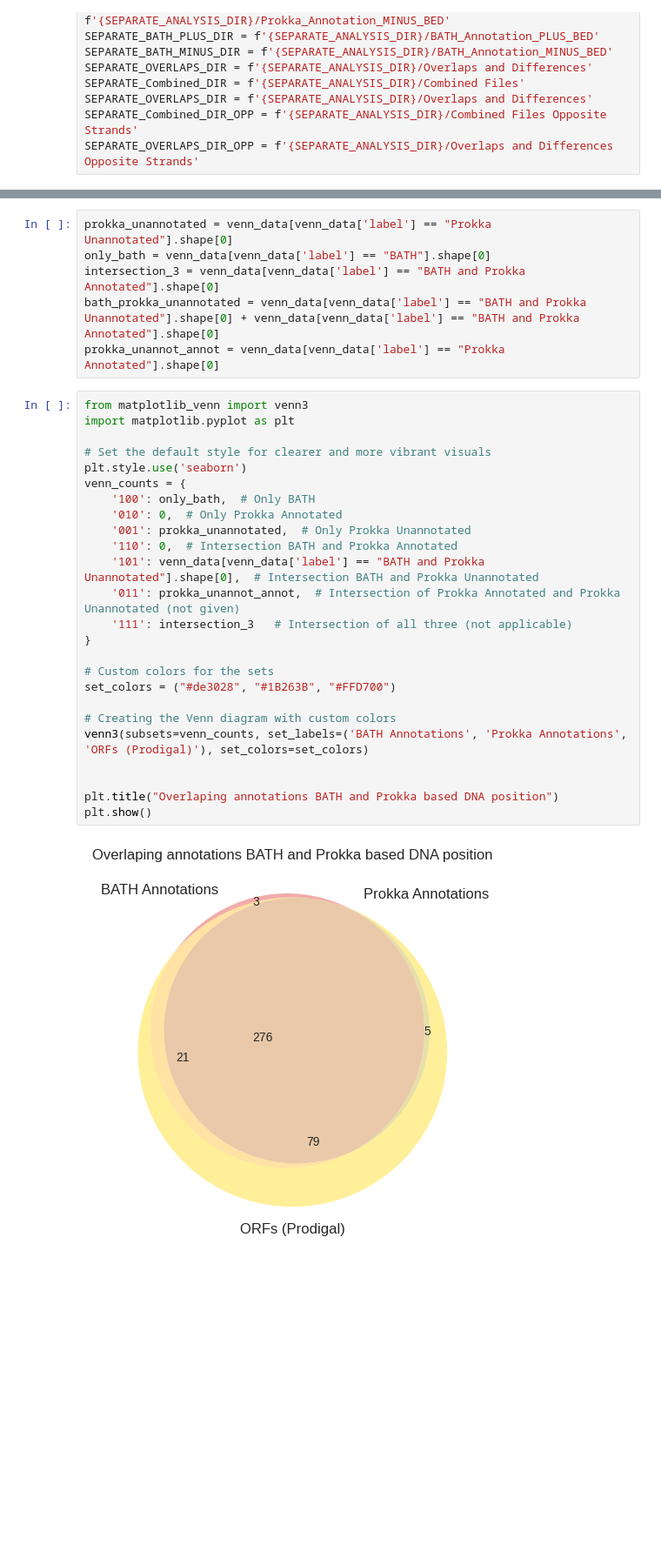
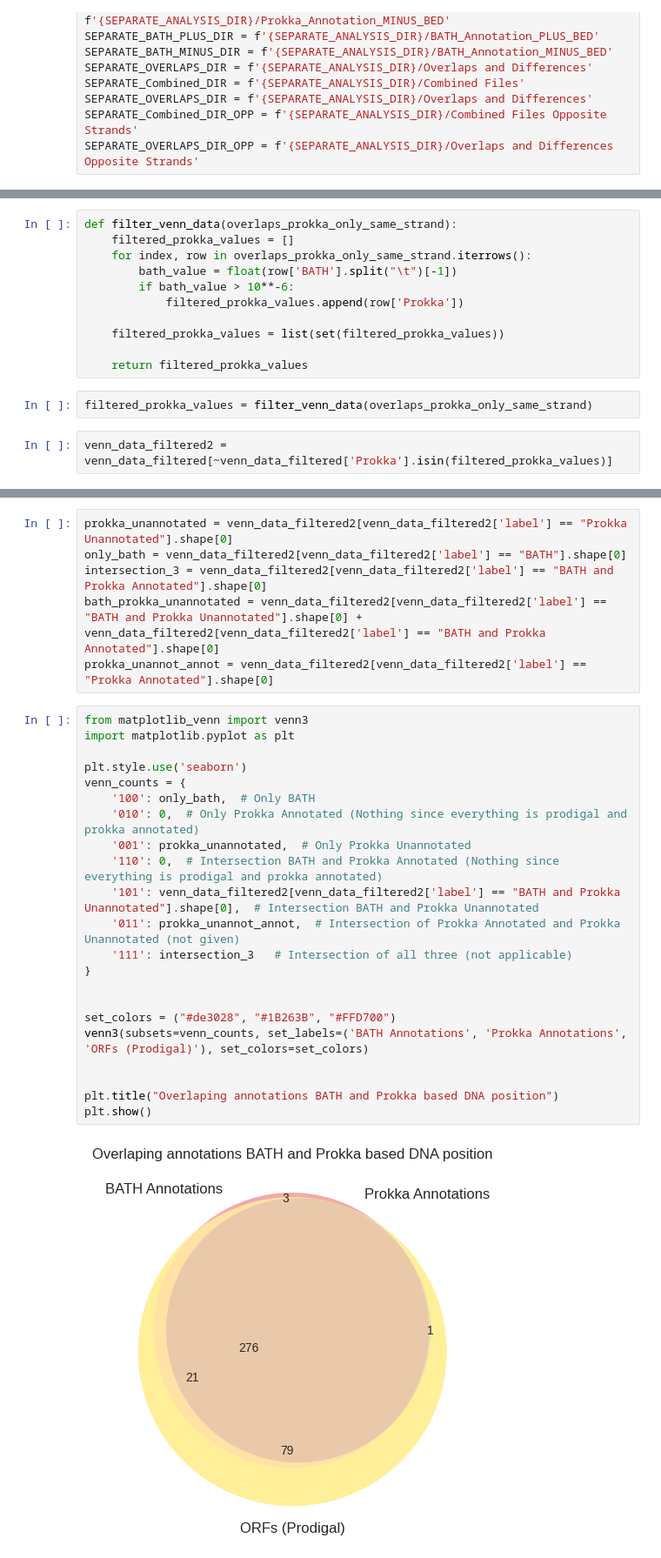
Before and after one commit to NehaSontakk/BATH-Prokka-Comparison, a Jupyter notebook: Updated_Contig_comparison_identifying_gaps_Prokka_vs_BATH.ipynb, the cells around one changed output, grey strips where cells are left out. Shown: that part at 87% size. Drawn from its saved outputs; the diff is of its cells as text; blank space fills up the shorter version.

```diff
--- a/Updated_Contig_comparison_identifying_gaps_Prokka_vs_BATH.ipynb
+++ b/Updated_Contig_comparison_identifying_gaps_Prokka_vs_BATH.ipynb
@@ -513,0 +578,15 @@ array([['k127_1032572', '-', 'P0AGK4', '-', 97, 3, 92, 117210, 72260,
+# %%
+def filter_venn_data(overlaps_prokka_only_same_strand):
+    filtered_prokka_values = []
+    for index, row in overlaps_prokka_only_same_strand.iterrows():
+        bath_value = float(row['BATH'].split("\t")[-1])
+        if bath_value > 10**-6:
+            filtered_prokka_values.append(row['Prokka'])
+
+    filtered_prokka_values = list(set(filtered_prokka_values))
+
+    return filtered_prokka_values
+# %%
+filtered_prokka_values = filter_venn_data(overlaps_prokka_only_same_strand)
+# %%
+venn_data_filtered2 = venn_data_filtered[~venn_data_filtered['Prokka'].isin(filtered_prokka_values)]
@@ -514,34 +595,31 @@ array([['k127_1032572', '-', 'P0AGK4', '-', 97, 3, 92, 117210, 72260,
 # %%
-prokka_unannotated = venn_data[venn_data['label'] == "Prokka Unannotated"].shape[0]
-only_bath = venn_data[venn_data['label'] == "BATH"].shape[0]
-intersection_3 = venn_data[venn_data['label'] == "BATH and Prokka Annotated"].shape[0]
-bath_prokka_unannotated = venn_data[venn_data['label'] == "BATH and Prokka Unannotated"].shape[0] + venn_data[venn_data['label'] == "BATH and Prokka Annotated"].shape[0]
-prokka_unannot_annot = venn_data[venn_data['label'] == "Prokka Annotated"].shape[0]
+prokka_unannotated = venn_data_filtered2[venn_data_filtered2['label'] == "Prokka Unannotated"].shape[0]
+only_bath = venn_data_filtered2[venn_data_filtered2['label'] == "BATH"].shape[0]
+intersection_3 = venn_data_filtered2[venn_data_filtered2['label'] == "BATH and Prokka Annotated"].shape[0]
+bath_prokka_unannotated = venn_data_filtered2[venn_data_filtered2['label'] == "BATH and Prokka Unannotated"].shape[0] + venn_data_filtered2[venn_data_filtered2['label'] == "BATH and Prokka Annotated"].shape[0]
+prokka_unannot_annot = venn_data_filtered2[venn_data_filtered2['label'] == "Prokka Annotated"].shape[0]
 # %%
 from matplotlib_venn import venn3
 import matplotlib.pyplot as plt
 
-# Set the default style for clearer and more vibrant visuals
 plt.style.use('seaborn')
 venn_counts = {
     '100': only_bath,  # Only BATH
-    '010': 0,  # Only Prokka Annotated
+    '010': 0,  # Only Prokka Annotated (Nothing since everything is prodigal and prokka annotated)
     '001': prokka_unannotated,  # Only Prokka Unannotated
-    '110': 0,  # Intersection BATH and Prokka Annotated
-    '101': venn_data[venn_data['label'] == "BATH and Prokka Unannotated"].shape[0],  # Intersection BATH and Prokka Unannotated
+    '110': 0,  # Intersection BATH and Prokka Annotated (Nothing since everything is prodigal and prokka annotated)
+    '101': venn_data_filtered2[venn_data_filtered2['label'] == "BATH and Prokka Unannotated"].shape[0],  # Intersection BATH and Prokka Unannotated
     '011': prokka_unannot_annot,  # Intersection of Prokka Annotated and Prokka Unannotated (not given)
     '111': intersection_3   # Intersection of all three (not applicable)
 }
 
-# Custom colors for the sets
+
 set_colors = ("#de3028", "#1B263B", "#FFD700")
-
-# Creating the Venn diagram with custom colors
 venn3(subsets=venn_counts, set_labels=('BATH Annotations', 'Prokka Annotations', 'ORFs (Prodigal)'), set_colors=set_colors)
 
 
 plt.title("Overlaping annotations BATH and Prokka based DNA position")
 plt.show()
 # %% [output]
-[figure, old version]
+[figure, new version]
 # %%
```
Also changed, not shown: parts of 22 cells of this notebook.
